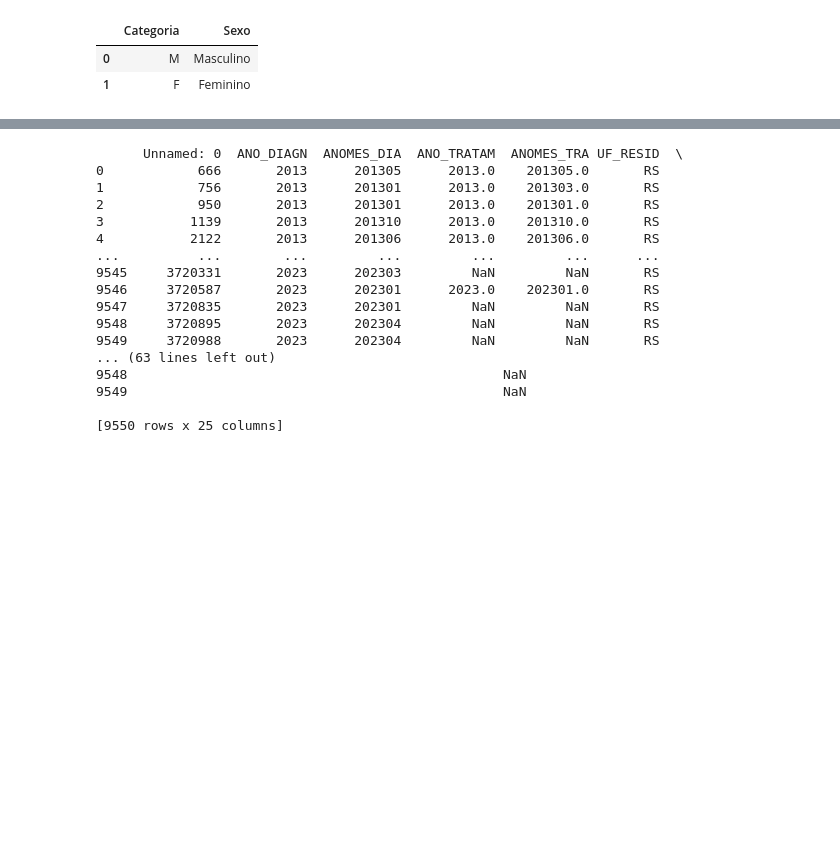
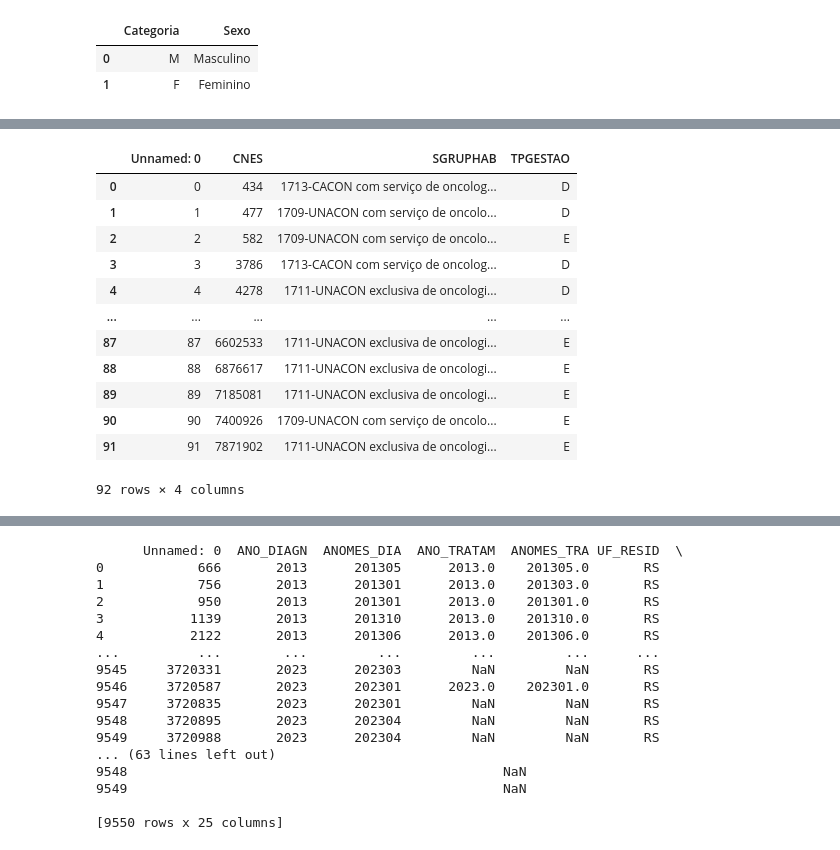
Before and after one commit to felipeasr/dash_oncoloico, a Jupyter notebook: Analise.ipynb, the cells around one changed output, grey strips where cells are left out. Saved outputs shown, nothing was run; the diff lists cells and outputs as text; code cells hidden in the pictures; blank space fills up the shorter version.

```diff
--- a/Analise.ipynb
+++ b/Analise.ipynb
@@ -331 +597,19 @@ tabela_uf
+# %%
+import pandas as pd
+df = pd.read_csv('d.csv', sep=",",encoding='utf-8')
+df
+# %% [output]
+|  | Unnamed: 0 | CNES | SGRUPHAB | TPGESTAO |
+| 0 | 0 | 434 | 1713-CACON com serviço de oncolog... | D |
+| 1 | 1 | 477 | 1709-UNACON com serviço de oncolo... | D |
+| 2 | 2 | 582 | 1709-UNACON com serviço de oncolo... | E |
+| 3 | 3 | 3786 | 1713-CACON com serviço de oncolog... | D |
+| 4 | 4 | 4278 | 1711-UNACON exclusiva de oncologi... | D |
+| ... | ... | ... | ... | ... |
+| 87 | 87 | 6602533 | 1711-UNACON exclusiva de oncologi... | E |
+| 88 | 88 | 6876617 | 1711-UNACON exclusiva de oncologi... | E |
+| 89 | 89 | 7185081 | 1711-UNACON exclusiva de oncologi... | E |
+| 90 | 90 | 7400926 | 1709-UNACON com serviço de oncolo... | E |
+| 91 | 91 | 7871902 | 1711-UNACON exclusiva de oncologi... | E |
+92 rows × 4 columns
 # %%
```
Also changed, not shown: parts of 17 cells of this notebook, 19 other files.
